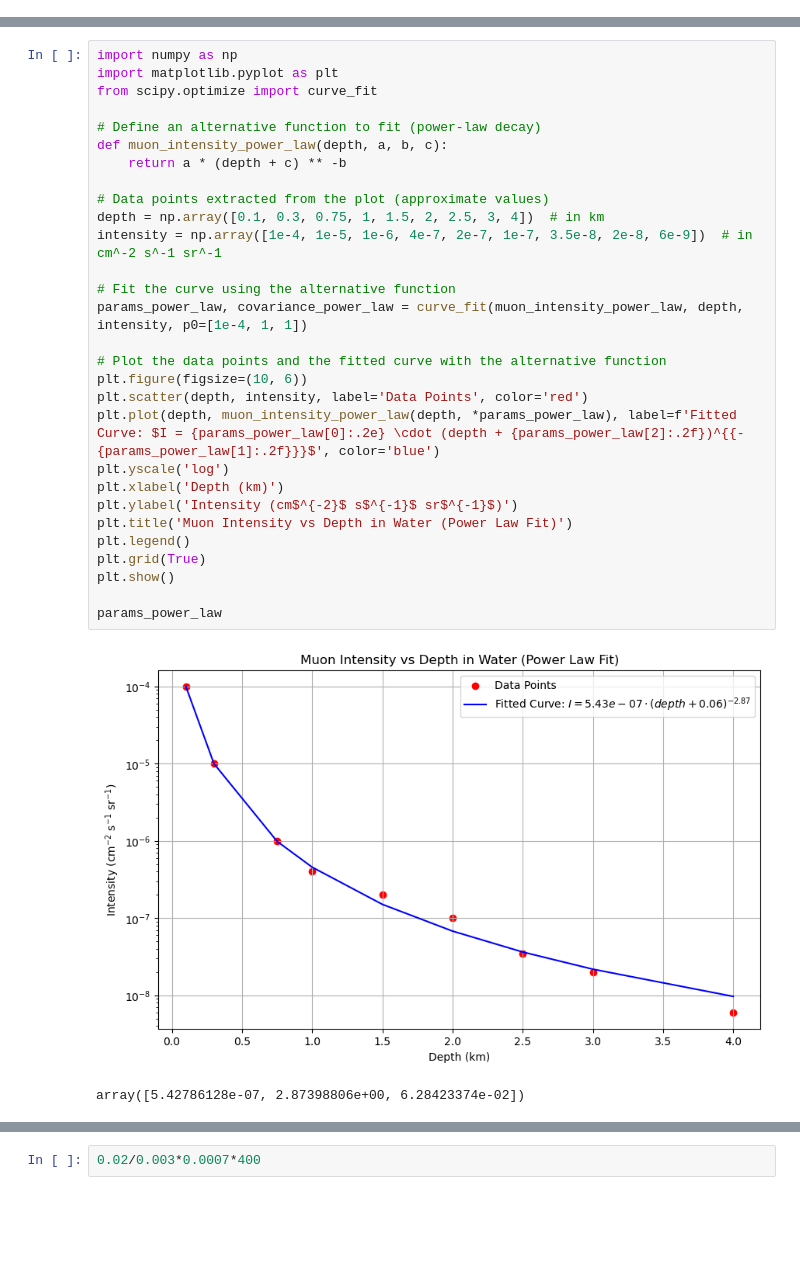
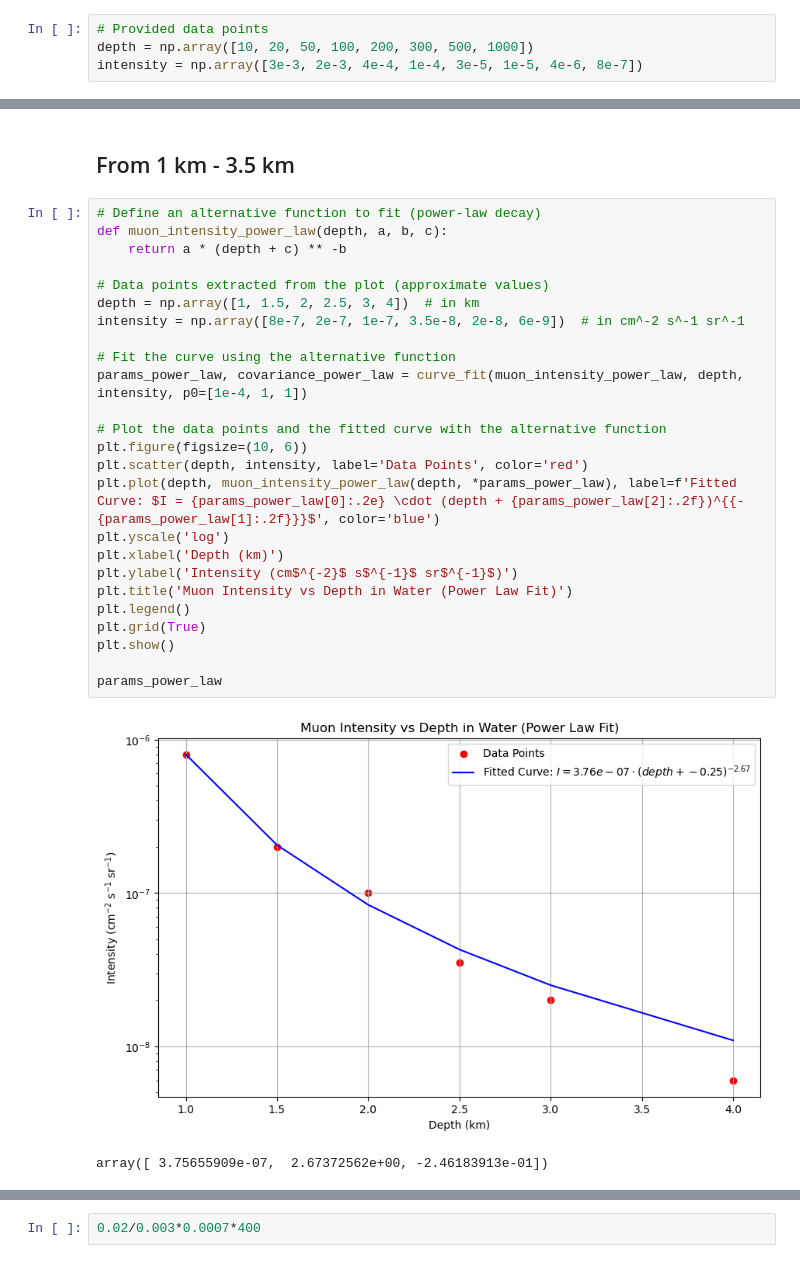
Before and after one commit to wlhwl/siMu_atm, a Jupyter notebook: detector_sim/ana_string/reco_one_string/scripts/notebooks/get_muon_flux.ipynb, the cells around one changed output, grey strips where cells are left out. Saved outputs shown, nothing was run; the diff lists cells and outputs as text; blank space fills up the shorter version.

```diff
--- a/detector_sim/ana_string/reco_one_string/scripts/notebooks/get_muon_flux.ipynb
+++ b/detector_sim/ana_string/reco_one_string/scripts/notebooks/get_muon_flux.ipynb
@@ -2,0 +5,4 @@
+# %%
+# Provided data points
+depth = np.array([10, 20, 50, 100, 200, 300, 500, 1000])
+intensity = np.array([3e-3, 2e-3, 4e-4, 1e-4, 3e-5, 1e-5, 4e-6, 8e-7])
@@ -3,35 +62,33 @@
+# %% [markdown]
+## From 1 km - 3.5 km
 # %%
-import numpy as np
-import matplotlib.pyplot as plt
-from scipy.optimize import curve_fit
-
 # Define an alternative function to fit (power-law decay)
 def muon_intensity_power_law(depth, a, b, c):
     return a * (depth + c) ** -b
 
 # Data points extracted from the plot (approximate values)
-depth = np.array([0.1, 0.3, 0.75, 1, 1.5, 2, 2.5, 3, 4])  # in km
-intensity = np.array([1e-4, 1e-5, 1e-6, 4e-7, 2e-7, 1e-7, 3.5e-8, 2e-8, 6e-9])  # in cm^-2 s^-1 sr^-1
+depth = np.array([1, 1.5, 2, 2.5, 3, 4])  # in km
+intensity = np.array([8e-7, 2e-7, 1e-7, 3.5e-8, 2e-8, 6e-9])  # in cm^-2 s^-1 sr^-1
 
 # Fit the curve using the alternative function
 params_power_law, covariance_power_law = curve_fit(muon_intensity_power_law, depth, intensity, p0=[1e-4, 1, 1])
 
 # Plot the data points and the fitted curve with the alternative function
 plt.figure(figsize=(10, 6))
 plt.scatter(depth, intensity, label='Data Points', color='red')
 plt.plot(depth, muon_intensity_power_law(depth, *params_power_law), label=f'Fitted Curve: $I = {params_power_law[0]:.2e} \cdot (depth + {params_power_law[2]:.2f})^{{-{params_power_law[1]:.2f}}}$', color='blue')
 plt.yscale('log')
 plt.xlabel('Depth (km)')
 plt.ylabel('Intensity (cm$^{-2}$ s$^{-1}$ sr$^{-1}$)')
 plt.title('Muon Intensity vs Depth in Water (Power Law Fit)')
 plt.legend()
 plt.grid(True)
 plt.show()
 
 params_power_law
 # %% [output]
-[figure, old version]
+[figure, new version]
-array([5.42786128e-07, 2.87398806e+00, 6.28423374e-02])
+array([ 3.75655909e-07,  2.67372562e+00, -2.46183913e-01])
 # %%
 cost = 15 # W
 power = 2.5 # kWh
```
Also changed, not shown: parts of 5 cells of this notebook.
